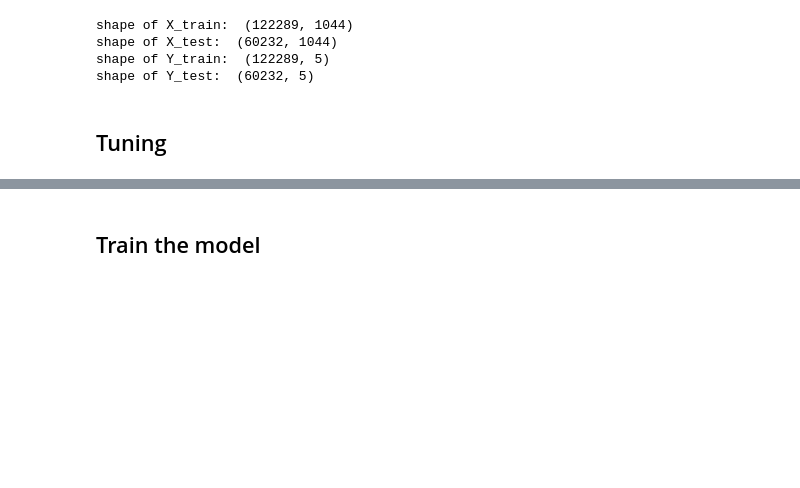
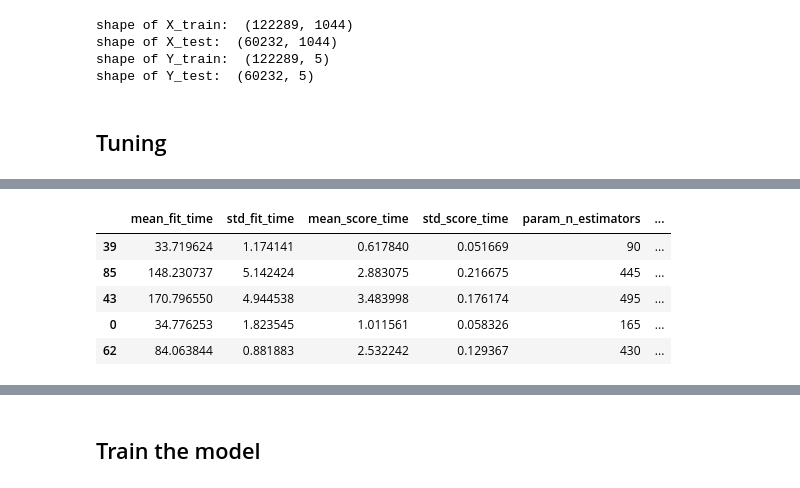
Before and after one commit to ris3abh/Sentencing-prediction-on-docket-data, a Jupyter notebook: models/random_forest.ipynb, the cells around one changed output, grey strips where cells are left out. Saved outputs shown, nothing was run; the diff lists cells and outputs as text; code cells hidden in the pictures; blank space fills up the shorter version.

```diff
--- a/models/random_forest.ipynb
+++ b/models/random_forest.ipynb
@@ -86,0 +224,10 @@ score_df.sort_values(by=['rank_test_score'], ascending=True).head()
+# %%
+score_df = pd.DataFrame(rf_random.cv_results_)
+score_df.sort_values(by=['rank_test_score'], ascending=True).head()
+# %% [output]
+|  | mean_fit_time | std_fit_time | mean_score_time | std_score_time | param_n_estimators | ... |
+| 39 | 33.719624 | 1.174141 | 0.617840 | 0.051669 | 90 | ... |
+| 85 | 148.230737 | 5.142424 | 2.883075 | 0.216675 | 445 | ... |
+| 43 | 170.796550 | 4.944538 | 3.483998 | 0.176174 | 495 | ... |
+| 0 | 34.776253 | 1.823545 | 1.011561 | 0.058326 | 165 | ... |
+| 62 | 84.063844 | 0.881883 | 2.532242 | 0.129367 | 430 | ... |
```
Also changed, not shown: parts of 39 cells of this notebook, 1 other file.
